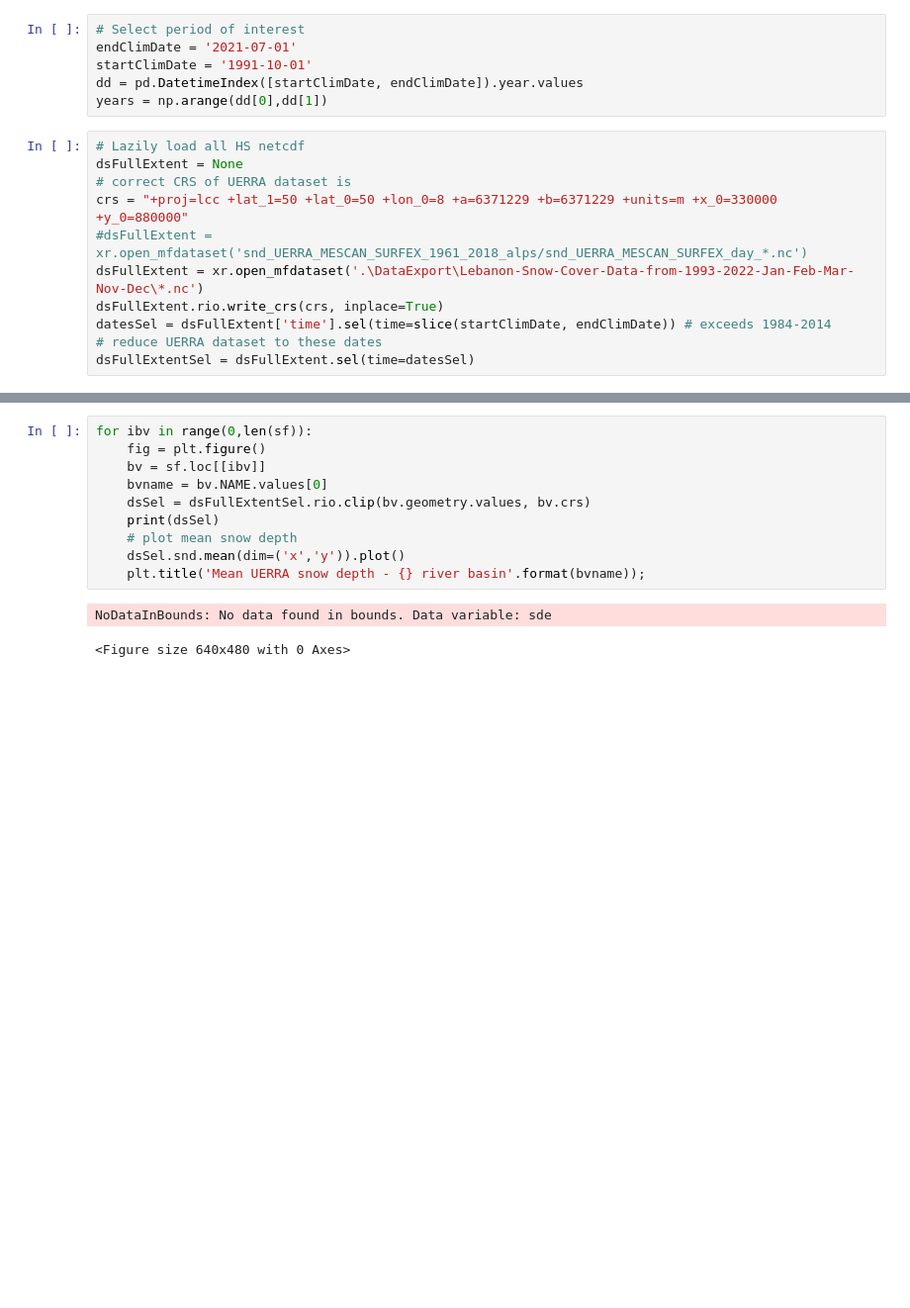
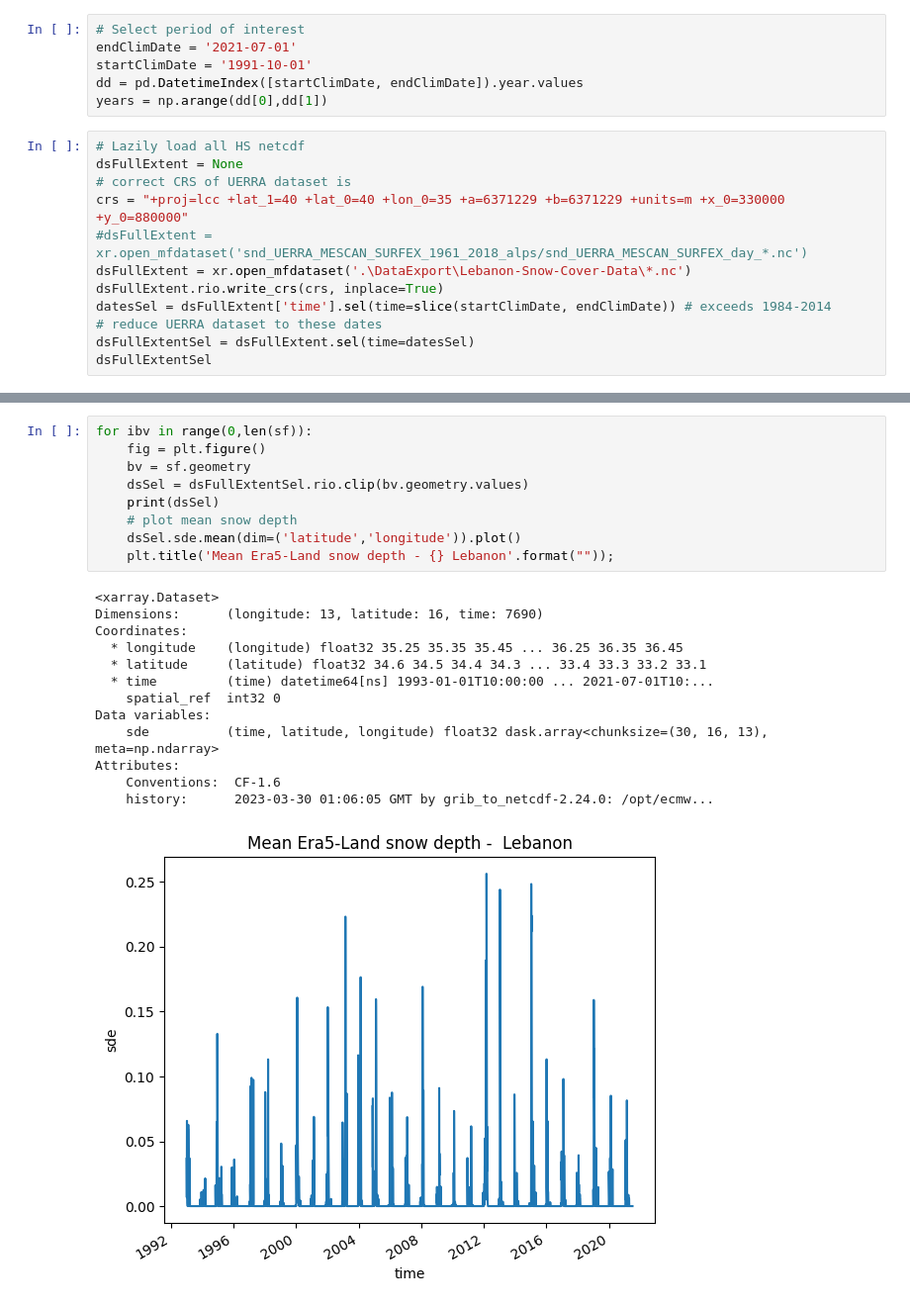
Before and after one commit to Rami-ismail/FYP_SnowCoveredArea, a Jupyter notebook: inferScfBasin.ipynb, the cells around one changed output, grey strips where cells are left out. Shown: that part at 99% size. Saved outputs shown, nothing was run; the diff lists cells and outputs as text; blank space fills up the shorter version.

```diff
--- a/inferScfBasin.ipynb
+++ b/inferScfBasin.ipynb
@@ -28,10 +28,11 @@ years = np.arange(dd[0],dd[1])
 # Lazily load all HS netcdf
 dsFullExtent = None
 # correct CRS of UERRA dataset is
-crs = "+proj=lcc +lat_1=50 +lat_0=50 +lon_0=8 +a=6371229 +b=6371229 +units=m +x_0=330000 +y_0=880000"
+crs = "+proj=lcc +lat_1=40 +lat_0=40 +lon_0=35 +a=6371229 +b=6371229 +units=m +x_0=330000 +y_0=880000"
 #dsFullExtent = xr.open_mfdataset('snd_UERRA_MESCAN_SURFEX_1961_2018_alps/snd_UERRA_MESCAN_SURFEX_day_*.nc')
-dsFullExtent = xr.open_mfdataset('.\DataExport\Lebanon-Snow-Cover-Data-from-1993-2022-Jan-Feb-Mar-Nov-Dec\*.nc')
+dsFullExtent = xr.open_mfdataset('.\DataExport\Lebanon-Snow-Cover-Data\*.nc')
 dsFullExtent.rio.write_crs(crs, inplace=True)
 datesSel = dsFullExtent['time'].sel(time=slice(startClimDate, endClimDate)) # exceeds 1984-2014
 # reduce UERRA dataset to these dates
 dsFullExtentSel = dsFullExtent.sel(time=datesSel)
+dsFullExtentSel
@@ -44,16 +82,26 @@ sf.plot();
 # %%
 for ibv in range(0,len(sf)):
     fig = plt.figure()
-    bv = sf.loc[[ibv]]
-    bvname = bv.NAME.values[0]
-    dsSel = dsFullExtentSel.rio.clip(bv.geometry.values, bv.crs)
+    bv = sf.geometry
+    dsSel = dsFullExtentSel.rio.clip(bv.geometry.values)
     print(dsSel)
     # plot mean snow depth
-    dsSel.snd.mean(dim=('x','y')).plot()
-    plt.title('Mean UERRA snow depth - {} river basin'.format(bvname));
+    dsSel.sde.mean(dim=('latitude','longitude')).plot()
+    plt.title('Mean Era5-Land snow depth - {} Lebanon'.format(""));
 # %% [output]
-NoDataInBounds: No data found in bounds. Data variable: sde
+<xarray.Dataset>
+Dimensions:      (longitude: 13, latitude: 16, time: 7690)
+Coordinates:
+  * longitude    (longitude) float32 35.25 35.35 35.45 ... 36.25 36.35 36.45
+  * latitude     (latitude) float32 34.6 34.5 34.4 34.3 ... 33.4 33.3 33.2 33.1
+  * time         (time) datetime64[ns] 1993-01-01T10:00:00 ... 2021-07-01T10:...
+    spatial_ref  int32 0
+Data variables:
+    sde          (time, latitude, longitude) float32 dask.array<chunksize=(30, 16, 13), meta=np.ndarray>
+Attributes:
+    Conventions:  CF-1.6
+    history:      2023-03-30 01:06:05 GMT by grib_to_netcdf-2.24.0: /opt/ecmw...
-<Figure size 640x480 with 0 Axes>
+[figure, added]
 # %%
 for ibv in range(0,len(sf)):
     bv = sf.loc[[ibv]]
```
Also changed, not shown: parts of 3 cells of this notebook, 6 other files.
